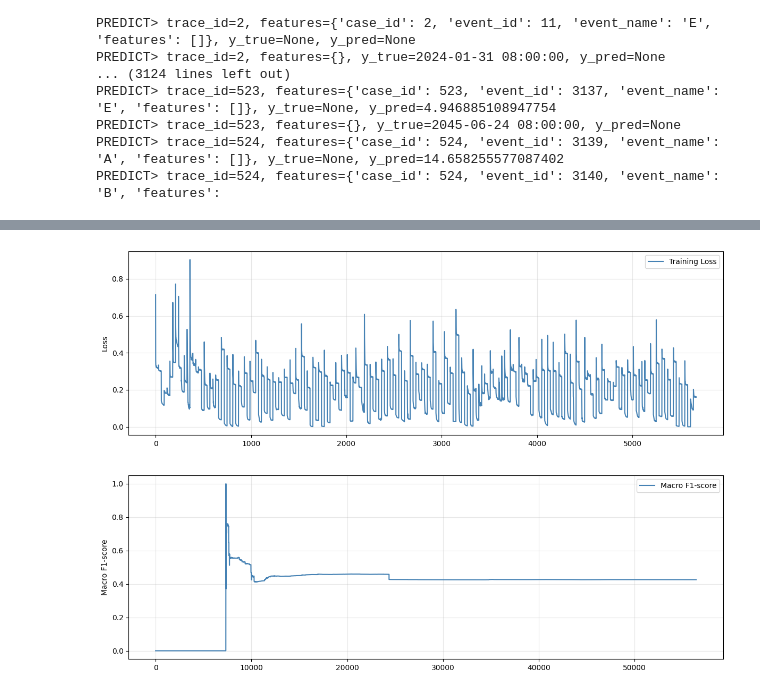
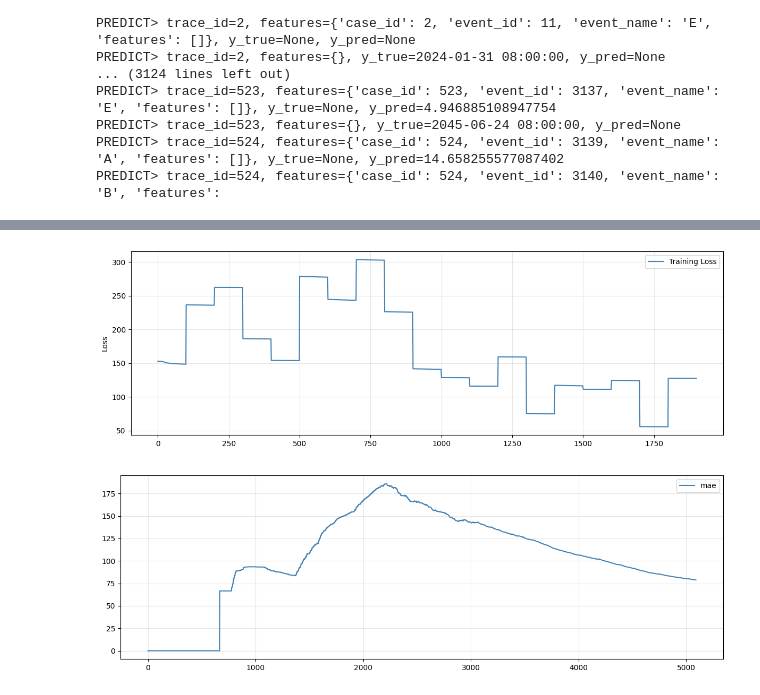
Before and after one commit to pavelihno/master-thesis, a Jupyter notebook: experiments/streaming/notebooks/synthetic_experiment.ipynb, the cells around one changed output, grey strips where cells are left out. Drawn from its saved outputs; the diff is of its cells as text; code cells hidden in the pictures.

```diff
--- a/experiments/streaming/notebooks/synthetic_experiment.ipynb
+++ b/experiments/streaming/notebooks/synthetic_experiment.ipynb
@@ -978,6 +978,10 @@ darwin_results_df.tail()
 import matplotlib.pyplot as plt
 
 from utils.experiment import load_config
+from utils.streaming.experiment.core import (
+    format_metric_values,
+    get_stream_summary_values,
+)
 from utils.streaming.factories import (
     create_dataset,
     create_model,
@@ -1009,25 +1013,24 @@ def run_config(config_path: str) -> tuple:
 
     results_df, model, elapsed_seconds = pipeline.run(**dataset_kwargs)
 
-    last_row = results_df.iloc[-1]
+    summary_values = get_stream_summary_values(results_df)
+    metric_text = format_metric_values(summary_values)
 
-    n_traces = results_df['trace_id'].nunique()
-    n_events = results_df['event_n'].max()
-    n_preds = results_df['n_pred'].max()
+    print_metrics = [
+        f'n_preds={summary_values["n_preds"]}',
+        f'n_traces={summary_values["n_traces"]}',
+        f'n_events={summary_values["n_events"]}',
+        f'n_drifts={summary_values["n_drifts"]}',
+    ]
+    if metric_text:
+        print_metrics.append(metric_text)
+    print_metrics.append(f'time={elapsed_seconds:.2f}s')
 
-    print(
-        f'\nn_preds={n_preds}, '
-        f'n_traces={n_traces}, '
-        f'n_events={n_events}, '
-        f'n_drifts={int(last_row.get("n_drifts", 0))}, '
-        f'accuracy={last_row.get("accuracy", 0):.4f}, '
-        f'macro_f1={last_row.get("macro_f1", 0):.4f}, '
-        f'time={elapsed_seconds:.2f}s'
-    )
+    print('\n' + ', '.join(print_metrics))
 
     return results_df, model, elapsed_seconds
 # %%
-config_path = 'C:/Users/Pavel/Desktop/PROJECTS/master-thesis/conf/experiments/streaming/next_activity/baseline/darwin/BPIC_20_DD.yaml'
+config_path = 'C:/Users/Pavel/Desktop/PROJECTS/master-thesis/conf/experiments/streaming/remaining_time/baseline/darwin/Helpdesk.yaml'
 
 run_results_df, run_model, run_elapsed_seconds = run_config(config_path)
 # %% [output]
@@ -1053,19 +1056,19 @@ ax.legend(loc='best')
 
 plt.tight_layout()
 # %% [output]
-[figure, old version]
+[figure, new version]
 # %%
+metric = 'mae'
+
 _, ax = plt.subplots(figsize=(12, 4))
 ax.plot(
-    run_results_df['macro_f1'],
-    label='Macro F1-score',
+    run_results_df[metric],
+    label=metric,
     color='steelblue',
     linewidth=1.5,
 )
 ax.grid(True, alpha=0.3)
-ax.set_xlabel('')
-ax.set_ylabel('Macro F1-score')
 ax.legend(loc='best')
 plt.tight_layout()
 # %% [output]
-[figure, old version]
+[figure, new version]
```
Also changed, not shown: parts of 3 cells of this notebook, 4 other files.
